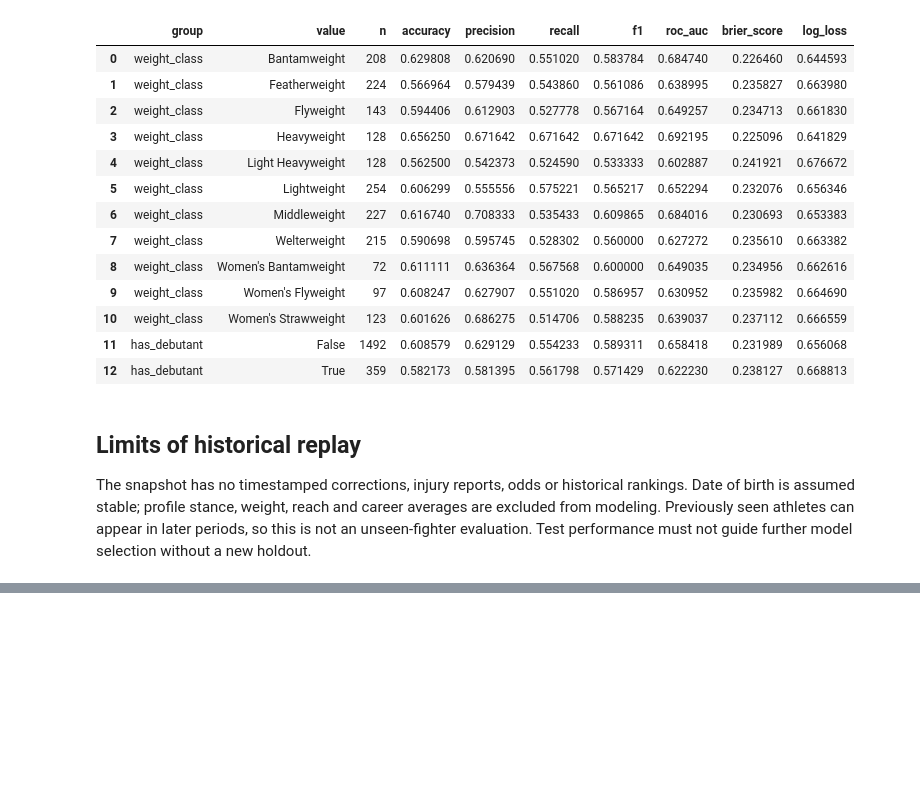
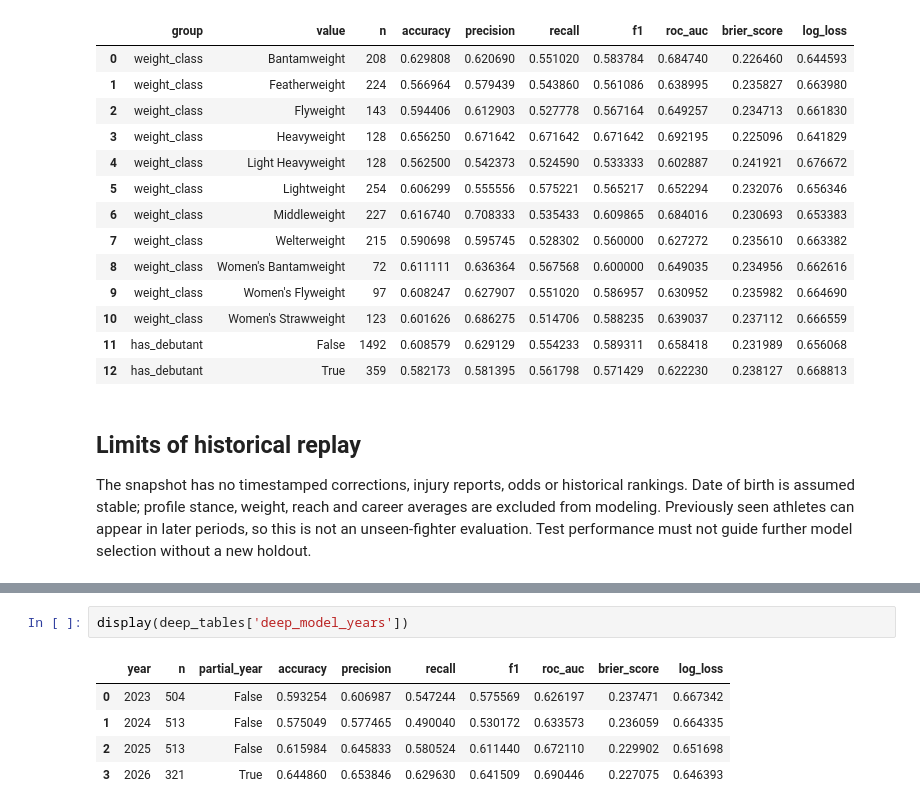
Before and after one commit to DQuanBui/UFC_Fights_Analysis, a Jupyter notebook: notebooks/08_machine_learning.ipynb, the cells around one changed output, grey strips where cells are left out. Cells and saved outputs as stored; diff of their text form; blank space fills up the shorter version.

```diff
--- a/notebooks/08_machine_learning.ipynb
+++ b/notebooks/08_machine_learning.ipynb
@@ -164,0 +222,8 @@ The snapshot has no timestamped corrections, injury reports, odds or historical
+# %%
+display(deep_tables['deep_model_years'])
+# %% [output]
+|  | year | n | partial_year | accuracy | precision | recall | f1 | roc_auc | brier_score | log_loss |
+| 0 | 2023 | 504 | False | 0.593254 | 0.606987 | 0.547244 | 0.575569 | 0.626197 | 0.237471 | 0.667342 |
+| 1 | 2024 | 513 | False | 0.575049 | 0.577465 | 0.490040 | 0.530172 | 0.633573 | 0.236059 | 0.664335 |
+| 2 | 2025 | 513 | False | 0.615984 | 0.645833 | 0.580524 | 0.611440 | 0.672110 | 0.229902 | 0.651698 |
+| 3 | 2026 | 321 | True | 0.644860 | 0.653846 | 0.629630 | 0.641509 | 0.690446 | 0.227075 | 0.646393 |
```
Also changed, not shown: parts of 6 cells of this notebook, 12 other files.
